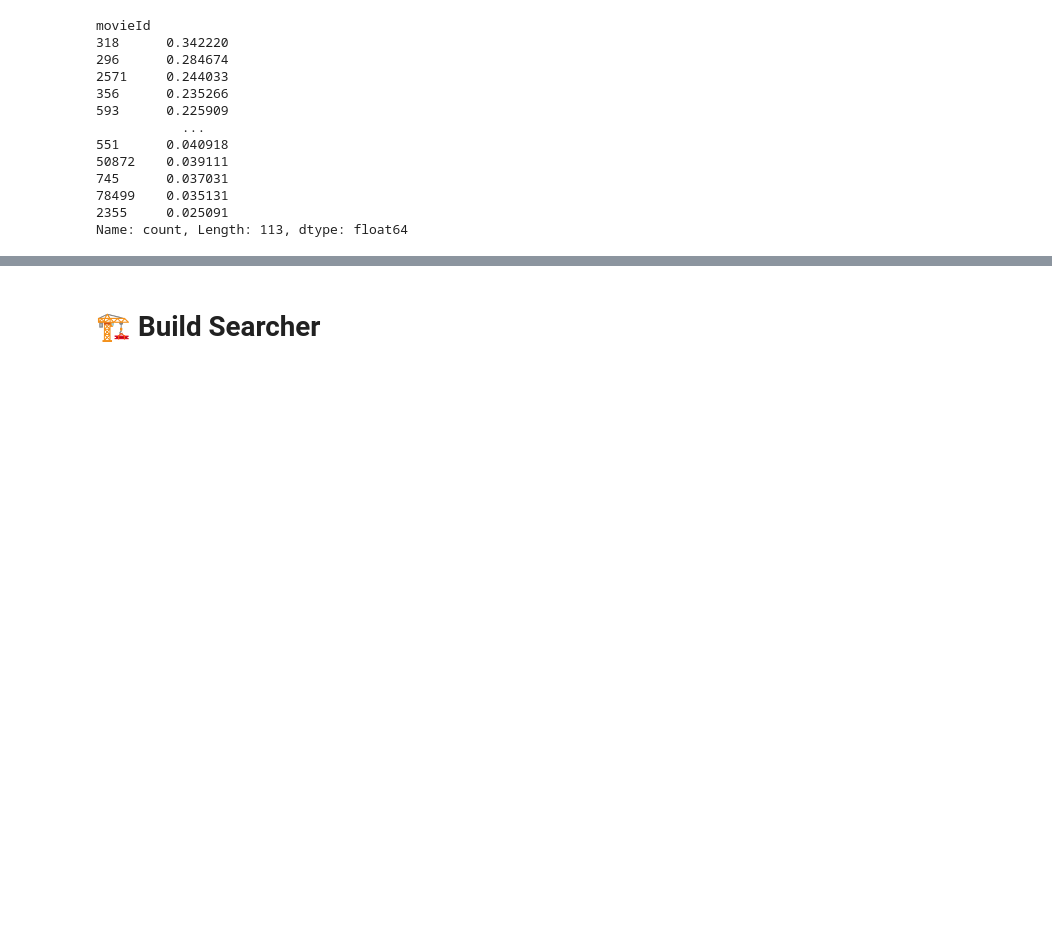
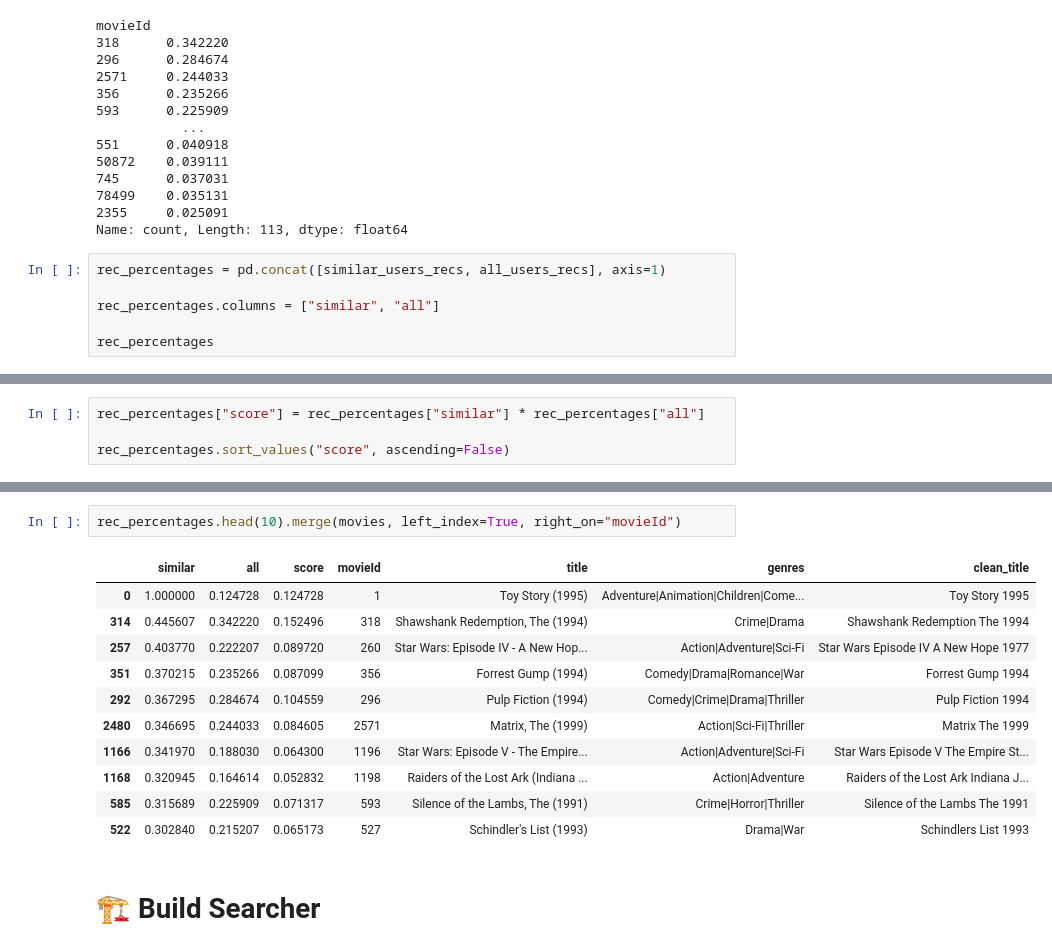
Before and after one commit to DinizMaths/mlops2023, a Jupyter notebook: Python_Essentials_for_MLOps/Project 01/movie-recommendation-system.ipynb, the cells around one changed output, grey strips where cells are left out. Drawn from its saved outputs; the diff is of its cells as text; blank space fills up the shorter version.

Commit message:
Creating a Recommendation Score

```diff
--- a/Python_Essentials_for_MLOps/Project 01/movie-recommendation-system.ipynb
+++ b/Python_Essentials_for_MLOps/Project 01/movie-recommendation-system.ipynb
@@ -325,3 +325,9 @@ movieId
 78499    0.035131
 2355     0.025091
 Name: count, Length: 113, dtype: float64
+# %%
+rec_percentages = pd.concat([similar_users_recs, all_users_recs], axis=1)
+
+rec_percentages.columns = ["similar", "all"]
+
+rec_percentages
@@ -327,0 +349,4 @@ Name: count, Length: 113, dtype: float64
+# %%
+rec_percentages["score"] = rec_percentages["similar"] * rec_percentages["all"]
+
+rec_percentages.sort_values("score", ascending=False)
@@ -328,3 +368,17 @@ Name: count, Length: 113, dtype: float64
+# %%
+rec_percentages.head(10).merge(movies, left_index=True, right_on="movieId")
+# %% [output]
+|  | similar | all | score | movieId | title | genres | clean_title |
+| 0 | 1.000000 | 0.124728 | 0.124728 | 1 | Toy Story (1995) | Adventure|Animation|Children|Come... | Toy Story 1995 |
+| 314 | 0.445607 | 0.342220 | 0.152496 | 318 | Shawshank Redemption, The (1994) | Crime|Drama | Shawshank Redemption The 1994 |
+| 257 | 0.403770 | 0.222207 | 0.089720 | 260 | Star Wars: Episode IV - A New Hop... | Action|Adventure|Sci-Fi | Star Wars Episode IV A New Hope 1977 |
+| 351 | 0.370215 | 0.235266 | 0.087099 | 356 | Forrest Gump (1994) | Comedy|Drama|Romance|War | Forrest Gump 1994 |
+| 292 | 0.367295 | 0.284674 | 0.104559 | 296 | Pulp Fiction (1994) | Comedy|Crime|Drama|Thriller | Pulp Fiction 1994 |
+| 2480 | 0.346695 | 0.244033 | 0.084605 | 2571 | Matrix, The (1999) | Action|Sci-Fi|Thriller | Matrix The 1999 |
+| 1166 | 0.341970 | 0.188030 | 0.064300 | 1196 | Star Wars: Episode V - The Empire... | Action|Adventure|Sci-Fi | Star Wars Episode V The Empire St... |
+| 1168 | 0.320945 | 0.164614 | 0.052832 | 1198 | Raiders of the Lost Ark (Indiana ... | Action|Adventure | Raiders of the Lost Ark Indiana J... |
+| 585 | 0.315689 | 0.225909 | 0.071317 | 593 | Silence of the Lambs, The (1991) | Crime|Horror|Thriller | Silence of the Lambs The 1991 |
+| 522 | 0.302840 | 0.215207 | 0.065173 | 527 | Schindler's List (1993) | Drama|War | Schindlers List 1993 |
 # %% [markdown]
 # 🏗️ **Build Searcher**
 # %%
```
Also changed, not shown: parts of 2 cells of this notebook.
